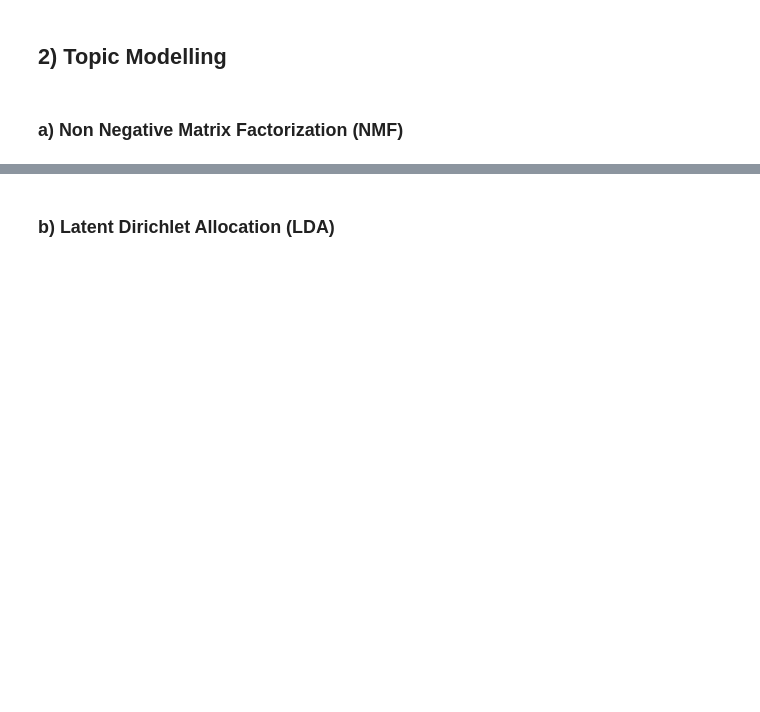
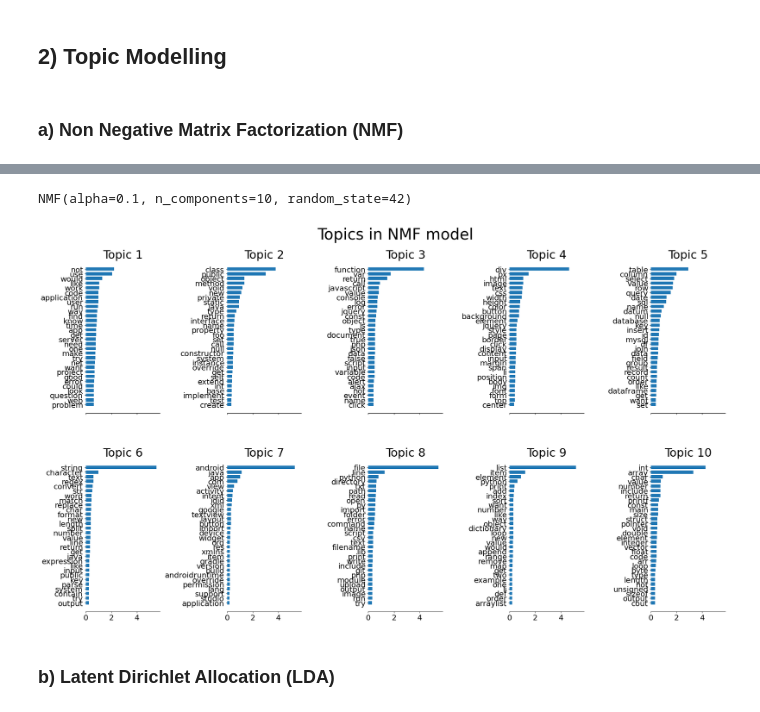
Before and after one commit to Aboubacar2012/categorisation_de_questions, a Jupyter notebook: P05_02_notebooktest.ipynb, the cells around one changed output, grey strips where cells are left out. Cells and saved outputs as stored; diff of their text form; code cells hidden in the pictures; blank space fills up the shorter version.

```diff
--- a/P05_02_notebooktest.ipynb
+++ b/P05_02_notebooktest.ipynb
@@ -96,6 +75,2 @@ id2word = dct.id2token
 # %% [markdown]
 ### a) Non Negative Matrix Factorization (NMF)
-# %%
-tfidf_vectorizer = TfidfVectorizer(max_features=1000)
-tfidf = tfidf_vectorizer.fit_transform(data["Body"])
-tfidf_feature_names = tfidf_vectorizer.get_feature_names()
@@ -190,4 +77,16 @@ print()
+# %%
+best_num_topics = 10
+# %%
+nmf = NMF(n_components=best_num_topics,
+          random_state=42,
+          alpha=0.1)
+# %%
+nmf.fit(tfidf)
+# %% [output]
+NMF(alpha=0.1, n_components=10, random_state=42)
 # %%
-plot_top_words(nmf, tfidf_feature_names, n_top_words, "Topics in NMF model")
+plot_top_words(nmf, tfidf_feature_names, n_top_words=30, title="Topics in NMF model")
+# %% [output]
+[figure, added]
 # %% [markdown]
 ### b) Latent Dirichlet Allocation (LDA)
```
Also changed, not shown: parts of 32 cells of this notebook.
